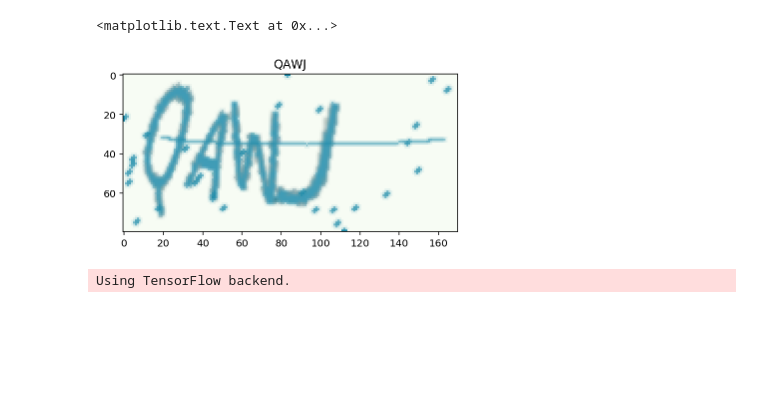
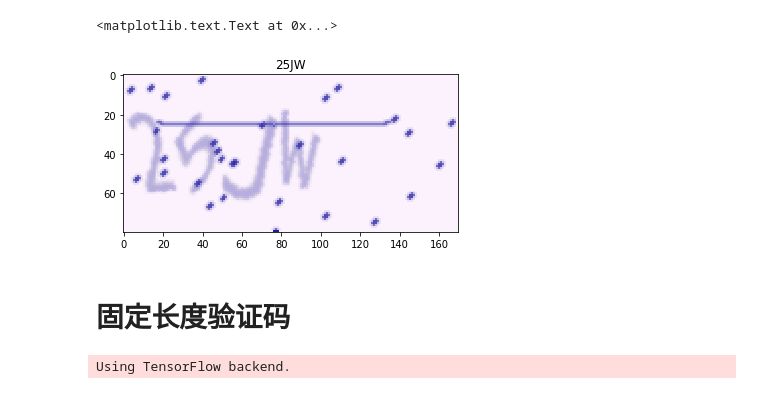
Before and after one commit to wikke/Captcha-Recognizer, a Jupyter notebook: Captcha.ipynb, the cells around one changed output. Saved outputs shown, nothing was run; the diff lists cells and outputs as text; code cells hidden in the pictures; blank space fills up the shorter version.

```diff
--- a/Captcha.ipynb
+++ b/Captcha.ipynb
@@ -1,23 +1,26 @@
 # %%
 import numpy as np
 import random
-
+import string
+from captcha.image import ImageCaptcha
 import matplotlib.pyplot as plt
 %matplotlib inline
-%config InlineBackend.figure_format = 'retina'
+# %config InlineBackend.figure_format = 'retina'
 
-from captcha.image import ImageCaptcha
+MIN_N_LEN = 3
+MAX_N_LEN = 4
+characters = string.digits + string.ascii_uppercase
+width, height, n_class = 170, 80, len(characters)
 
-import string
-characters = string.digits + string.ascii_uppercase
-
-width, height, n_len, n_class = 170, 80, 4, len(characters)
-generator = ImageCaptcha(width=width, height=height)
-random_str = ''.join([random.choice(characters) for j in range(4)])
-img = generator.generate_image(random_str)
-plt.imshow(img)
-plt.title(random_str)
+captcha_generator = ImageCaptcha(width=width, height=height)
-# %% [output]
-<matplotlib.text.Text at 0x...>
-[figure, removed]
+# %%
+random_str = ''.join([random.choice(characters) for j in range(MAX_N_LEN)])
+img = captcha_generator.generate_image(random_str)
+plt.imshow(img)
+plt.title(random_str)
+# %% [output]
+<matplotlib.text.Text at 0x...>
+[figure, added]
+# %% [markdown]
+# 固定长度验证码
 # %%
```
Also changed, not shown: parts of 17 cells of this notebook, 7 other files.
